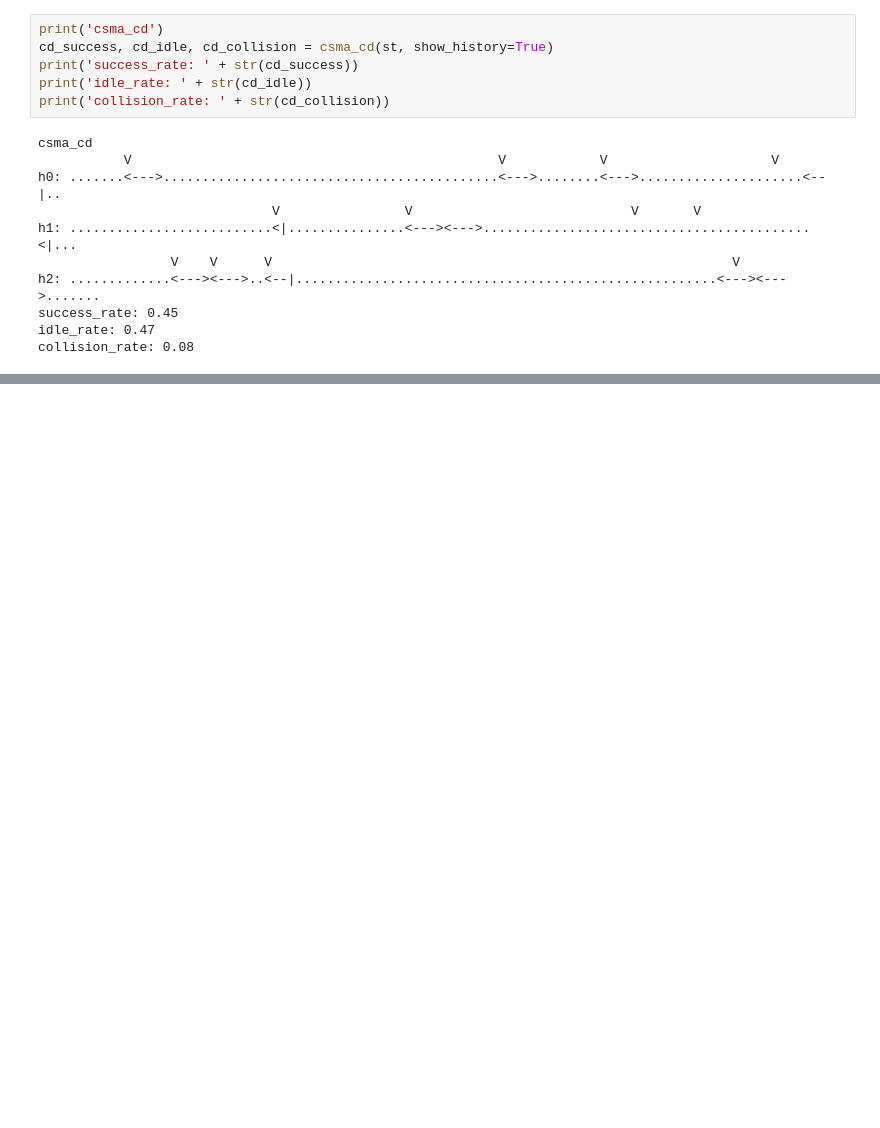
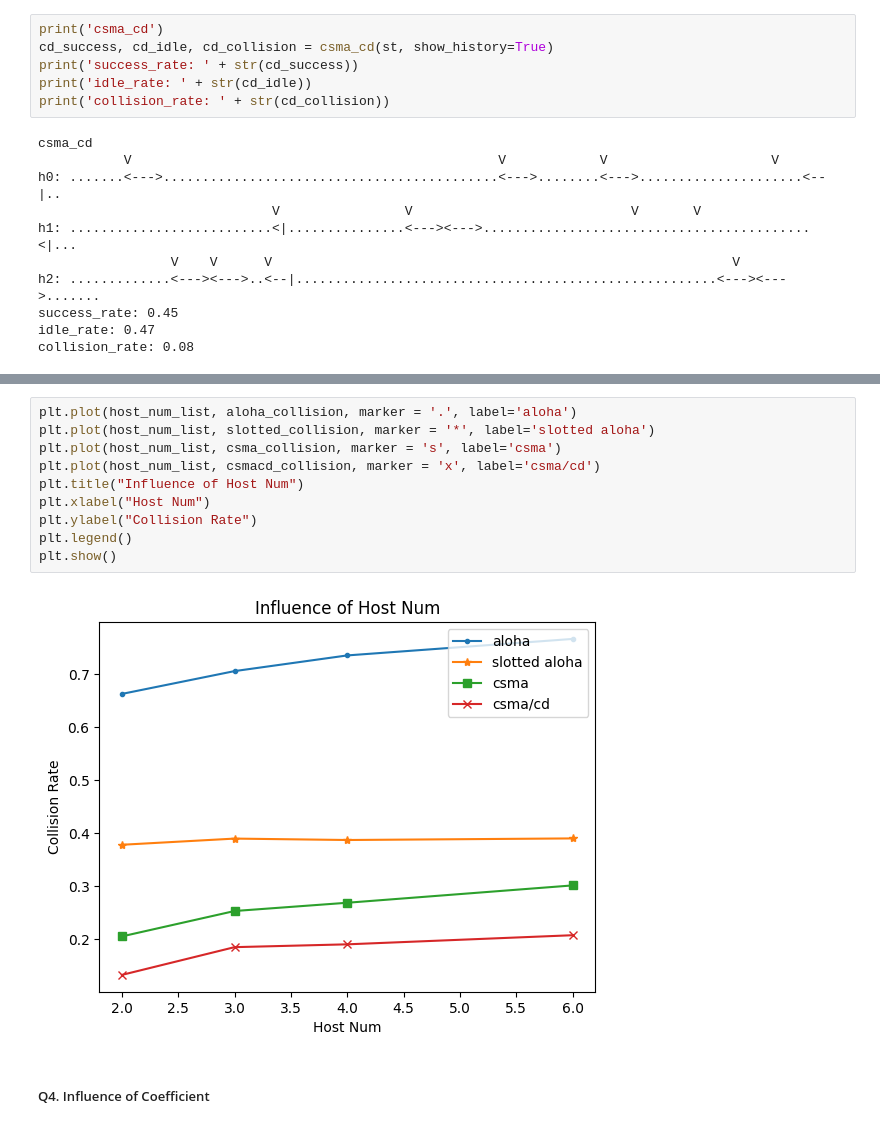
Before and after one commit to lon5948/Network-Systems-Capstone, a Jupyter notebook: hw3/main.ipynb, the cells around one changed output, grey strips where cells are left out. Drawn from its saved outputs; the diff is of its cells as text; blank space fills up the shorter version.

```diff
--- a/hw3/main.ipynb
+++ b/hw3/main.ipynb
@@ -156,0 +280,14 @@ plt.show()
+# %%
+plt.plot(host_num_list, aloha_collision, marker = '.', label='aloha')
+plt.plot(host_num_list, slotted_collision, marker = '*', label='slotted aloha')
+plt.plot(host_num_list, csma_collision, marker = 's', label='csma')
+plt.plot(host_num_list, csmacd_collision, marker = 'x', label='csma/cd')
+plt.title("Influence of Host Num")
+plt.xlabel("Host Num")
+plt.ylabel("Collision Rate")
+plt.legend()
+plt.show()
+# %% [output]
+[figure, added]
+# %% [markdown]
+##### Q4. Influence of Coefficient
```
Also changed, not shown: parts of 35 cells of this notebook, 1 other file.
